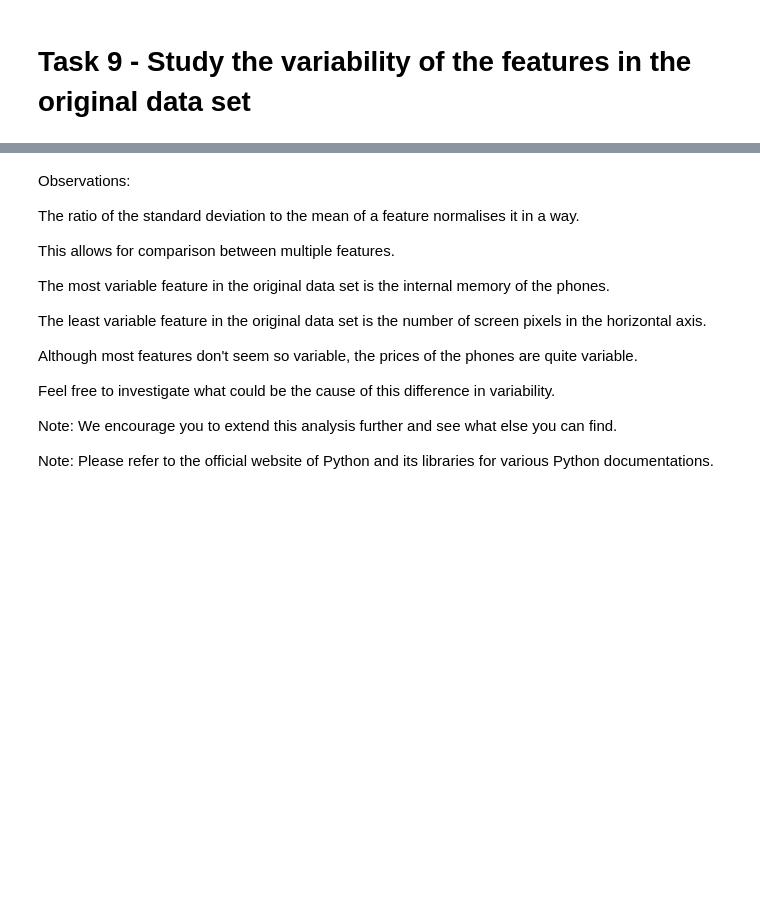
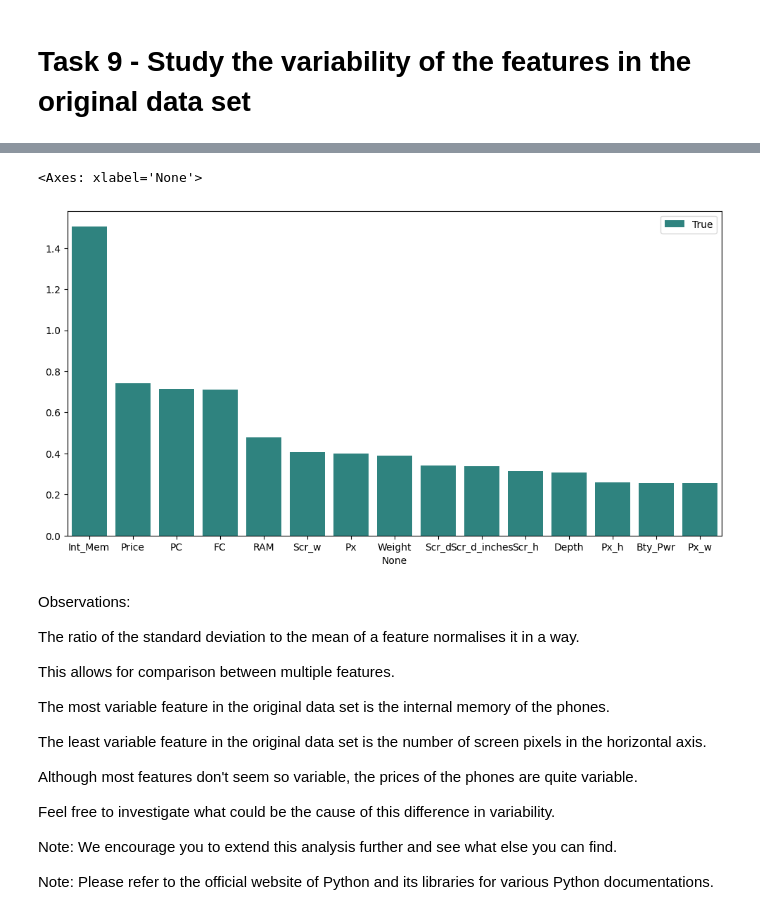
Before and after one commit to Subodhoraw/statistics-module-, a Jupyter notebook: Statistics Module Assignment.ipynb, the cells around one changed output, grey strips where cells are left out. Saved outputs shown, nothing was run; the diff lists cells and outputs as text; code cells hidden in the pictures; blank space fills up the shorter version.

```diff
--- a/Statistics Module Assignment.ipynb
+++ b/Statistics Module Assignment.ipynb
@@ -671,3 +728,16 @@ We could let the children choose from these three phones as per their preference
 # Calculate the ratio of the standard deviation to the mean for all the numerical features in the dataframe
 # Store these values in a new series wherein the rows are the features and the only column is the calculated ratio
 # Name the series as "deviations"
+
+# select only numerical columns(just in case there is text columns)
+numerical_data = data.select_dtypes(include =['number'])
+
+#2.calculate the ratio: Standard deviation
+deviations = numerical_data.std()/numerical_data.mean()
+
+#rename the series for clarity(optiona, but good practice)
+deviations.name = "deviations"
+#display the results
+print(deviations)
+
+data.to_csv("Telecom Dataset.csv", index= False)
@@ -676,3 +761,20 @@ We could let the children choose from these three phones as per their preference
+# %%
+# View the "deviations" series after sorting it in descending order
+
+#1.sort the deviations for cleaner look
+deviations_sorted = deviations.sort_values(ascending = False)
+
+#2. Setup the plot
+plt.figure(figsize = (12, 6))
+
+#3. create a bar chat
+sns.barplot(x = deviations_sorted.index, y = deviations_sorted.values, palette = 'viridis', hue= True)
+
+#4. add labels
+plt.title('Features Volatility : Ratio of standard Deviation to mean')
+# %% [output]
+<Axes: xlabel='None'>
+[figure, added]
 # %% [markdown]
 Observations:
 
```
Also changed, not shown: parts of 13 cells of this notebook.
